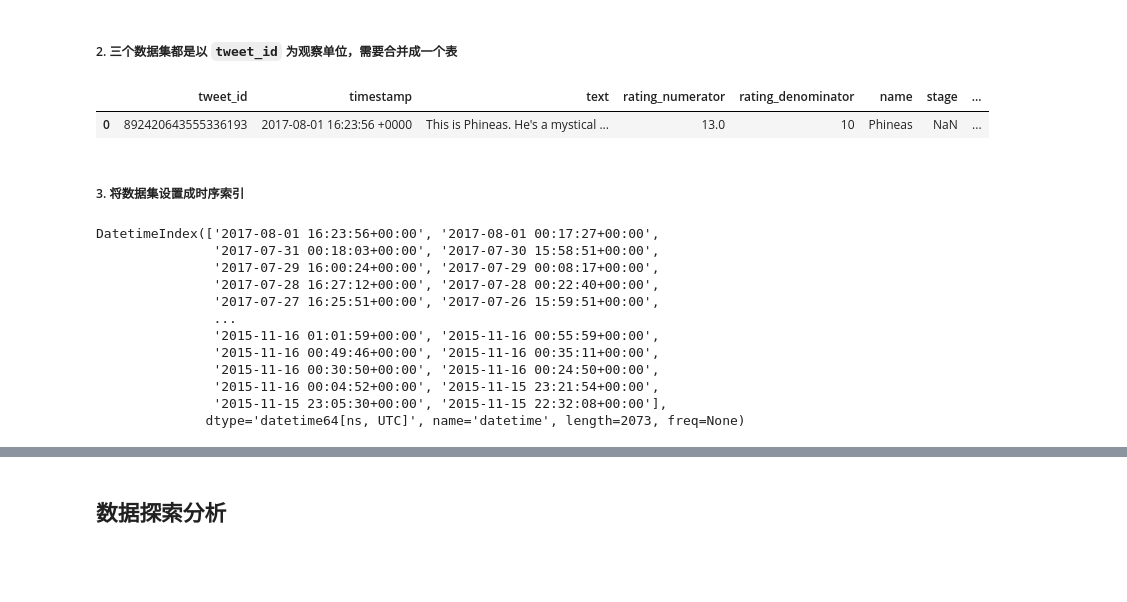
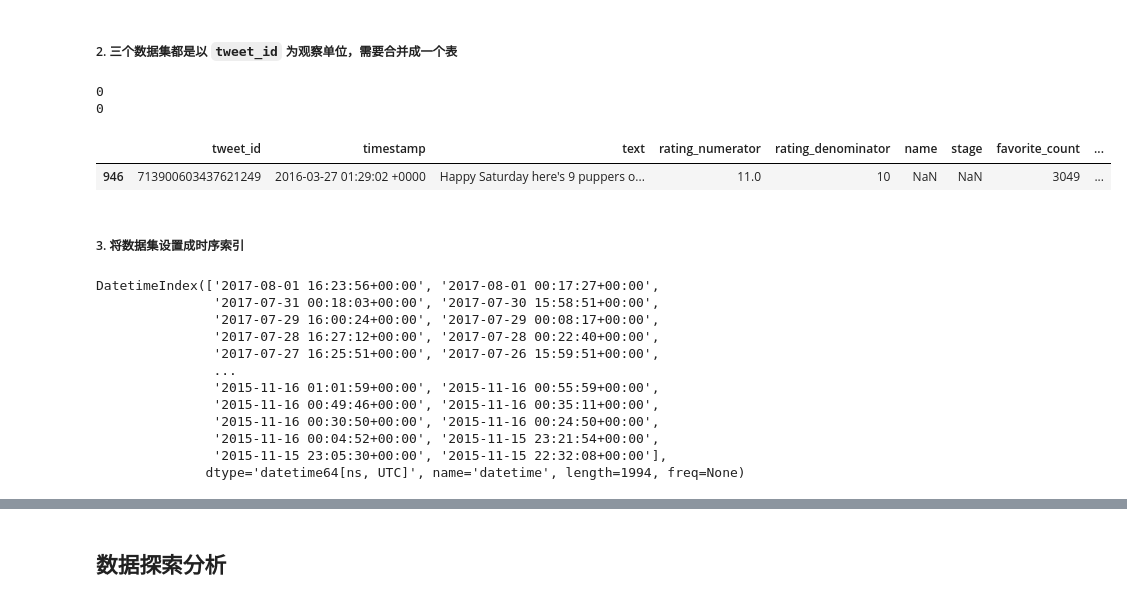
Before and after one commit to xuncheng/wrangle_dog_rates_tweets, a Jupyter notebook: wrangle_act.ipynb, the cells around one changed output, grey strips where cells are left out. Saved outputs shown, nothing was run; the diff lists cells and outputs as text; code cells hidden in the pictures; blank space fills up the shorter version.

```diff
--- a/wrangle_act.ipynb
+++ b/wrangle_act.ipynb
@@ -95,3 +172,0 @@ Name: rating_denominator, dtype: int64
-# %%
-rating = cleaned_df_arc.text.str.extract(r'(\d+\.?\d+)\/10', expand=True)
-cleaned_df_arc["rating_numerator"] = rating.astype(float)
@@ -257,3 +301,0 @@ len(cleaned_df_arc.query("puppo=='None'"))
-# %%
-ranges = cleaned_df_api["display_text_range"].str[1]
-cleaned_df_api["display_text_range"] = ranges.astype(int)
@@ -260,2 +309,4 @@ cleaned_df_api["display_text_range"] = ranges.astype(int)
+# %%
+cleaned_df_arc = cleaned_df_arc.query('retweeted_status_id=="Nan"')
 # %% [markdown]
 ##### 测试
@@ -307,23 +353,32 @@ cleaned_df_arc.query("tweet_id=='886366144734445568'")
 ##### 2. 三个数据集都是以 `tweet_id` 为观察单位，需要合并成一个表
 # %%
 # 合并成一个 DataFrame
+# 这里对数据集进行 `merge` 时选择 `inner` 方式，这样就可以删掉没有图片的推文
 cleaned_df_arc['tweet_id'] = cleaned_df_arc['tweet_id'].astype('int64')
 cleaned_df_api.rename(columns={'id': 'tweet_id'}, inplace=True)
 merged_df = cleaned_df_arc[['tweet_id', 'timestamp', 'text', 'rating_numerator', 'rating_denominator', 'name', 'stage']].merge(
-    cleaned_df_api[['tweet_id', 'display_text_range', 'favorite_count', 'retweet_count']], on = 'tweet_id'
+    cleaned_df_api[['tweet_id', 'favorite_count', 'retweet_count']], on = 'tweet_id'
 ).merge(
     cleaned_df_img[['tweet_id', 'p1', 'p1_conf', 'p1_dog']], on = 'tweet_id'
 )
-# %%
-# 检测
-merged_df.head(1)
-# %% [output]
-|  | tweet_id | timestamp | text | rating_numerator | rating_denominator | name | stage | ... |
-| 0 | 892420643555336193 | 2017-08-01 16:23:56 +0000 | This is Phineas. He's a mystical ... | 13.0 | 10 | Phineas | NaN | ... |
+# %%
+# 检查要点
+# 1. 不包含转发的推文
+# 2. 不包含没有图片的推文
+print(merged_df['text'].str.contains('RT @').sum())
+print(merged_df['p1'].isnull().sum())
+# %% [output]
+0
+0
+# %%
+merged_df.query('tweet_id=="713900603437621249"')
+# %% [output]
+|  | tweet_id | timestamp | text | rating_numerator | rating_denominator | name | stage | favorite_count | ... |
+| 946 | 713900603437621249 | 2016-03-27 01:29:02 +0000 | Happy Saturday here's 9 puppers o... | 11.0 | 10 | NaN | NaN | 3049 | ... |
 # %% [markdown]
 ##### 3. 将数据集设置成时序索引
 # %%
-merged_df['datetime'] = pd.to_datetime(merged_df['timestamp'], format='%Y-%m-%d %H:%M:%S %z')
+merged_df['datetime'] = pd.to_datetime(merged_df['timestamp'], utc=True)
 merged_df = merged_df.set_index('datetime')
 merged_df.drop(['timestamp'], axis=1, inplace=True)
 merged_df.index
@@ -339,7 +394,7 @@ DatetimeIndex(['2017-08-01 16:23:56+00:00', '2017-08-01 00:17:27+00:00',
                '2015-11-16 00:30:50+00:00', '2015-11-16 00:24:50+00:00',
                '2015-11-16 00:04:52+00:00', '2015-11-15 23:21:54+00:00',
                '2015-11-15 23:05:30+00:00', '2015-11-15 22:32:08+00:00'],
-              dtype='datetime64[ns, UTC]', name='datetime', length=2073, freq=None)
+              dtype='datetime64[ns, UTC]', name='datetime', length=1994, freq=None)
 # %%
 # pd.to_datetime(cleaned_df_arc['timestamp'])
 # type(cleaned_df_arc['timestamp'][0])
```
Also changed, not shown: parts of 35 cells of this notebook, 1 other file.
